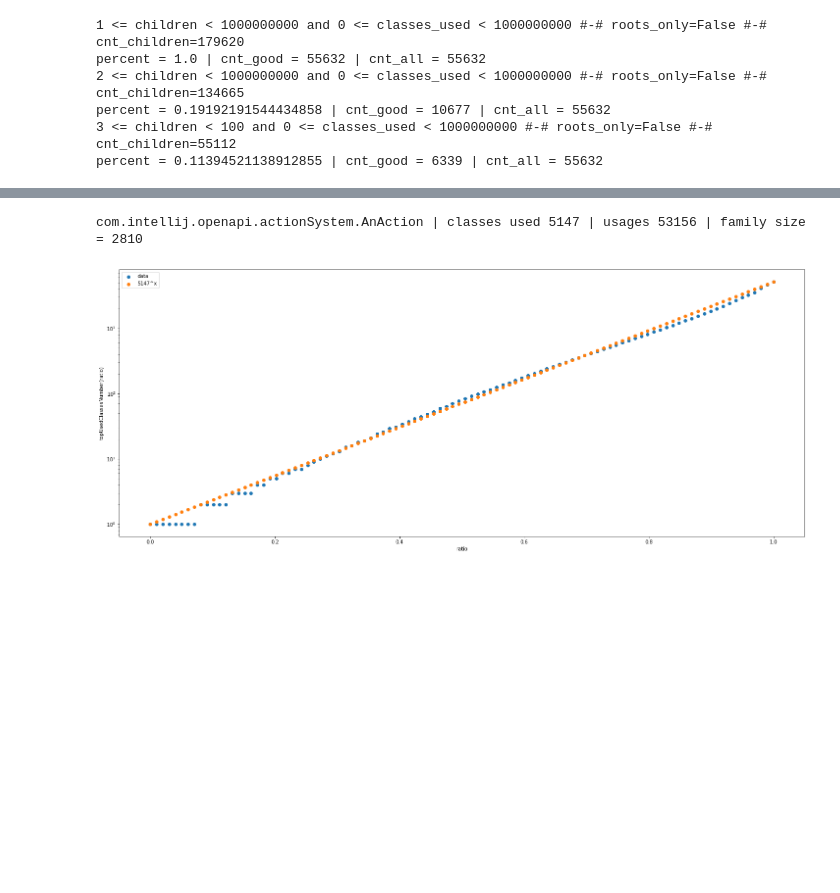
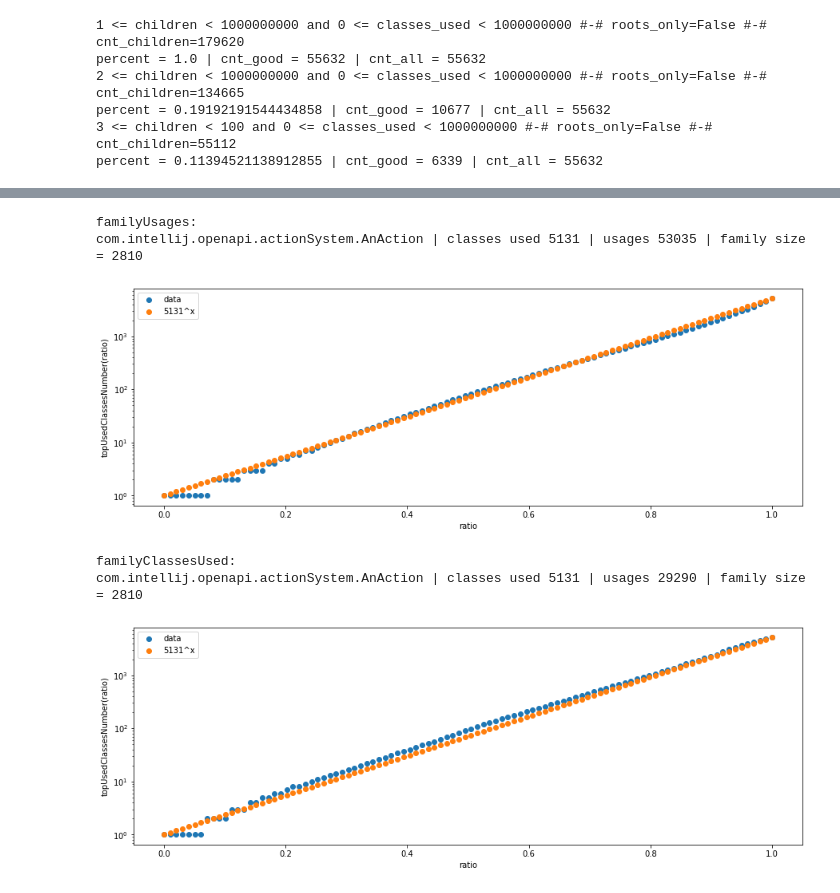
Before and after one commit to turovkv/intellij-class-usages-analysis, a Jupyter notebook: stats.ipynb, the cells around one changed output, grey strips where cells are left out. Saved outputs shown, nothing was run; the diff lists cells and outputs as text; code cells hidden in the pictures; blank space fills up the shorter version.

Commit message:
Add classUsed counting

```diff
--- a/stats.ipynb
+++ b/stats.ipynb
@@ -219,8 +222,8 @@ percent = 1.0 | cnt_good = 55632 | cnt_all = 55632
 # %%
 print('outliers')
 for p in family:
-    yi, xi = getTopUsedClassesNumber(familyClassUsages[p]), len(family[p])
+    yi, xi = getTopUsedClassesNumber(familyUsages[p]), len(family[p])
     if yi > 1000 or xi > 3000:
-        print(f'### {p} --> top {yi} | all {len(familyClassUsages[p])} | children {len(family[p])}')
+        print(f'### {p} --> top {yi} | all {len(familyUsages[p])} | children {len(family[p])}')
 # %% [output]
 outliers
@@ -302,31 +305,51 @@ com.intellij.lang. -> topUsedClassesNumber(0.9) = 858
 # %%
 'com.intellij.openapi.actionSystem.AnAction'
 def print_topUsedByRatio(
-        name = '',
-        logAxes=(False, False)
+        name = None,
+        logAxes=(False, False),
+        classCounter=None,
+        figsize=(15,5)
 ):
-    classesUsed = len(familyClassUsages[name])
-    print(f'{name} | classes used {classesUsed} | usages {sum(familyClassUsages[name].values())} | family size = {len(family[name])}')
+    classesUsed = len(classCounter[name])
+    print(f'{name} | classes used {classesUsed} | usages {sum(classCounter[name].values())} | family size = {len(family[name])}')
 
     x, y = [], []
 
-    for r in np.linspace(0, 1, 100):
-        x.append(r)
-        y.append(getTopUsedClassesNumber(familyClassUsages[name], r))
+    x = np.linspace(0, 1, 100)
+    y_data = [getTopUsedClassesNumber(classCounter[name], xi) for xi in x]
+    y_hypo = [classesUsed**xi for xi in x]
 
-    plt.figure(figsize=(25,10))
+    plt.figure(figsize=figsize)
     plt.xlabel('ratio')
     plt.ylabel('topUsedClassesNumber(ratio)')
-    plt.scatter(x, y, label='data')
-    plt.scatter(np.linspace(0, 1, 100), [classesUsed**xi for xi in np.linspace(0, 1, 100)], label=f'{classesUsed}^x')
+    plt.scatter(x, y_data, label='data')
+    plt.scatter(x, y_hypo, label=f'{classesUsed}^x')
     if logAxes[0]:
         plt.xscale('log')
     if logAxes[1]:
         plt.yscale('log')
     plt.legend()
     plt.show()
+# %%
+familyClassesUsed = {} # className -> used classes (className -> number)
+for cur_family in family:
+    cur_count = Counter()
+    for member in family[cur_family]:
+        cur_count.update(Counter(individualUsages[member].keys()))
+    familyClassesUsed[cur_family] = cur_count
+# %%
+def print_usagesRatioInfo(name=None):
+    print(f'familyUsages:')
+    print_topUsedByRatio(name, logAxes=(False, True), classCounter=familyUsages)
+
+    print(f'familyClassesUsed:')
+    print_topUsedByRatio(name, logAxes=(False, True), classCounter=familyClassesUsed)
 # %%
-print_topUsedByRatio('com.intellij.openapi.actionSystem.AnAction', logAxes=(False, True))
+print_usagesRatioInfo('com.intellij.openapi.actionSystem.AnAction')
 # %% [output]
-com.intellij.openapi.actionSystem.AnAction | classes used 5147 | usages 53156 | family size = 2810
+familyUsages:
+com.intellij.openapi.actionSystem.AnAction | classes used 5131 | usages 53035 | family size = 2810
-[figure, old version]
+[figure, new version]
+familyClassesUsed:
+com.intellij.openapi.actionSystem.AnAction | classes used 5131 | usages 29290 | family size = 2810
+[figure, added]
```
Also changed, not shown: parts of 9 cells of this notebook.
